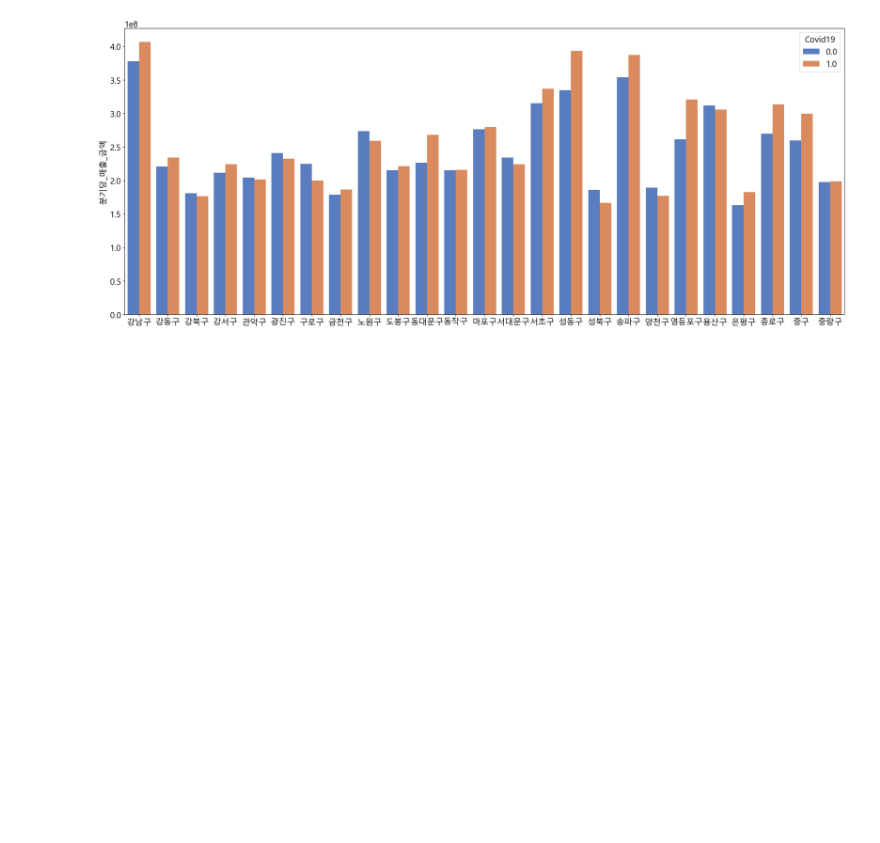
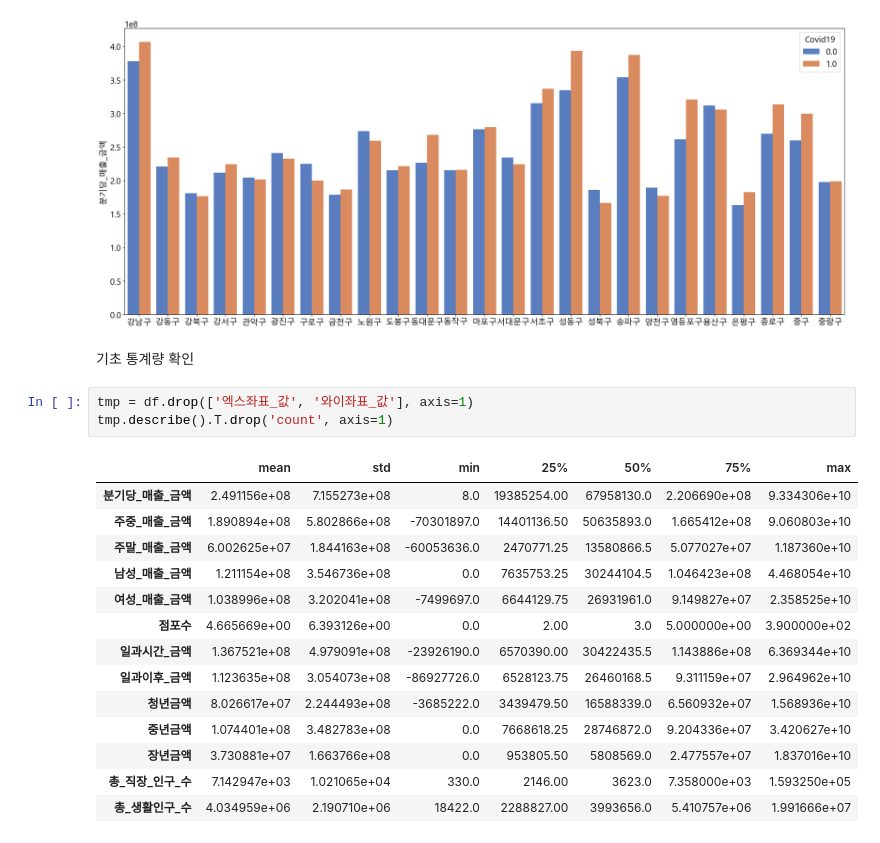
Before and after one commit to jihun5/it_jupyter, a Jupyter notebook: 번외편/02-CDA.ipynb, the cells around one changed output. Saved outputs shown, nothing was run; the diff lists cells and outputs as text; blank space fills up the shorter version.

```diff
--- a/번외편/CDA.ipynb
+++ b/번외편/02-CDA.ipynb
@@ -353,3 +353,23 @@ plt.show()
 plt.close()
 # %% [output]
 [figure]
+# %% [markdown]
+기초 통계량 확인
+# %%
+tmp = df.drop(['엑스좌표_값', '와이좌표_값'], axis=1)
+tmp.describe().T.drop('count', axis=1)
+# %% [output]
+|  | mean | std | min | 25% | 50% | 75% | max |
+| 분기당_매출_금액 | 2.491156e+08 | 7.155273e+08 | 8.0 | 19385254.00 | 67958130.0 | 2.206690e+08 | 9.334306e+10 |
+| 주중_매출_금액 | 1.890894e+08 | 5.802866e+08 | -70301897.0 | 14401136.50 | 50635893.0 | 1.665412e+08 | 9.060803e+10 |
+| 주말_매출_금액 | 6.002625e+07 | 1.844163e+08 | -60053636.0 | 2470771.25 | 13580866.5 | 5.077027e+07 | 1.187360e+10 |
+| 남성_매출_금액 | 1.211154e+08 | 3.546736e+08 | 0.0 | 7635753.25 | 30244104.5 | 1.046423e+08 | 4.468054e+10 |
+| 여성_매출_금액 | 1.038996e+08 | 3.202041e+08 | -7499697.0 | 6644129.75 | 26931961.0 | 9.149827e+07 | 2.358525e+10 |
+| 점포수 | 4.665669e+00 | 6.393126e+00 | 0.0 | 2.00 | 3.0 | 5.000000e+00 | 3.900000e+02 |
+| 일과시간_금액 | 1.367521e+08 | 4.979091e+08 | -23926190.0 | 6570390.00 | 30422435.5 | 1.143886e+08 | 6.369344e+10 |
+| 일과이후_금액 | 1.123635e+08 | 3.054073e+08 | -86927726.0 | 6528123.75 | 26460168.5 | 9.311159e+07 | 2.964962e+10 |
+| 청년금액 | 8.026617e+07 | 2.244493e+08 | -3685222.0 | 3439479.50 | 16588339.0 | 6.560932e+07 | 1.568936e+10 |
+| 중년금액 | 1.074401e+08 | 3.482783e+08 | 0.0 | 7668618.25 | 28746872.0 | 9.204336e+07 | 3.420627e+10 |
+| 장년금액 | 3.730881e+07 | 1.663766e+08 | 0.0 | 953805.50 | 5808569.0 | 2.477557e+07 | 1.837016e+10 |
+| 총_직장_인구_수 | 7.142947e+03 | 1.021065e+04 | 330.0 | 2146.00 | 3623.0 | 7.358000e+03 | 1.593250e+05 |
+| 총_생활인구_수 | 4.034959e+06 | 2.190710e+06 | 18422.0 | 2288827.00 | 3993656.0 | 5.410757e+06 | 1.991666e+07 |
```
Also changed, not shown: parts of 4 cells of this notebook, 2 other files.
